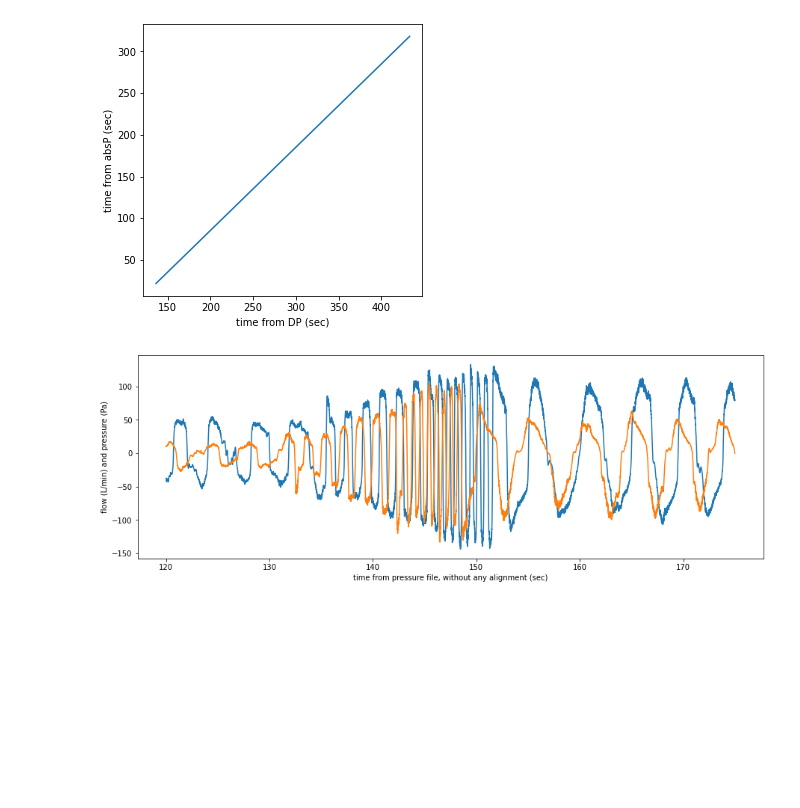
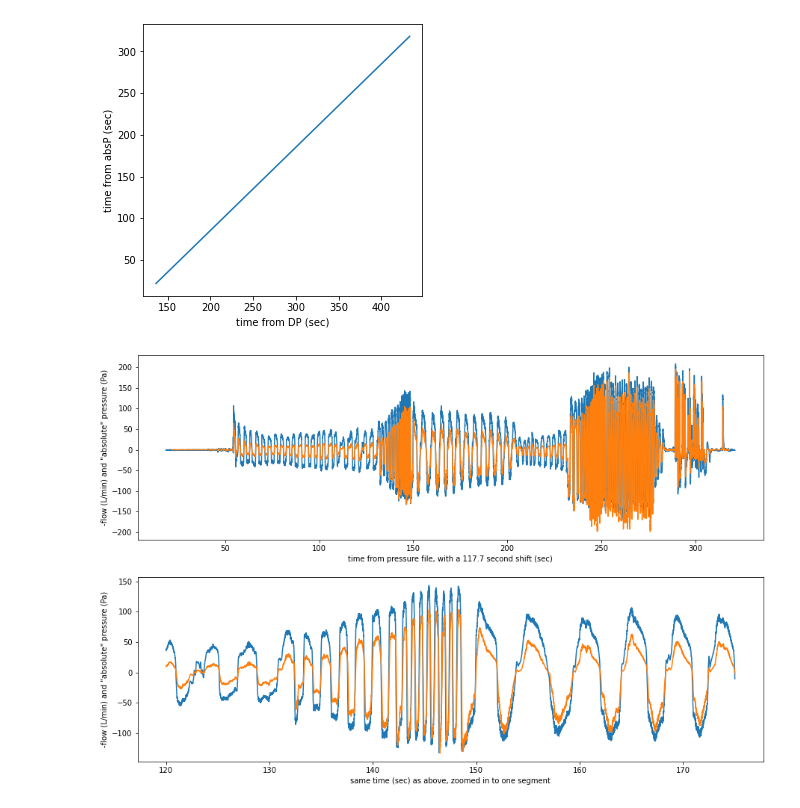
Before and after one commit to Princeton-Penn-Vents/princeton-penn-flowmeter, a Jupyter notebook: analysis/real-data-2.ipynb, the cells around one changed output. Cells and saved outputs as stored; diff of their text form; code cells hidden in the pictures; blank space fills up the shorter version.

Commit message:
Time skew of 117.7 seconds.

```diff
--- a/analysis/real-data-2.ipynb
+++ b/analysis/real-data-2.ipynb
@@ -140,12 +140,21 @@ fig.savefig("Philippe_DP_absP_timecomparison.png")
 # %% [output]
 [figure]
 # %%
-fig, ax = plt.subplots(1, 1, figsize=(15, 5))
-cut = np.logical_and(120 < absP.time, absP.time < 175)
-ax.plot(absP.time[cut], DP2.flow[:min(len(DP2.time), len(absP.time))][cut])
-ax.plot(absP.time[cut], absP.pressure[cut] / 0.0101972)
-ax.set_ylabel("flow (L/min) and pressure (Pa)")
-ax.set_xlabel("time from pressure file, without any alignment (sec)")
-fig.savefig("Philippe_DP_absP_overlay.png")
+fig, (ax, ax2) = plt.subplots(2, 1, figsize=(15, 10))
+dt = -117.7
+cut1 = np.logical_and(120 < DP2.time+ dt, DP2.time + dt < 175)
+cut2 = np.logical_and(120 < absP.time, absP.time < 175)
+
+ax.plot(DP2.time + dt, -DP2.flow)
+ax.plot(absP.time, absP.pressure / 0.0101972)
+ax.set_ylabel("-flow (L/min) and \"absolute\" pressure (Pa)")
+ax.set_xlabel("time from pressure file, with a 117.7 second shift (sec)")
+
+ax2.plot(DP2.time[cut1] + dt, -DP2.flow[cut1])
+ax2.plot(absP.time[cut2], absP.pressure[cut2] / 0.0101972)
+ax2.set_ylabel("-flow (L/min) and \"absolute\" pressure (Pa)")
+ax2.set_xlabel("same time (sec) as above, zoomed in to one segment")
+
+fig.savefig("Philippe_DP_absP_overlay_117.7sec.png")
 # %% [output]
-[figure, old version]
+[figure, new version]
```
